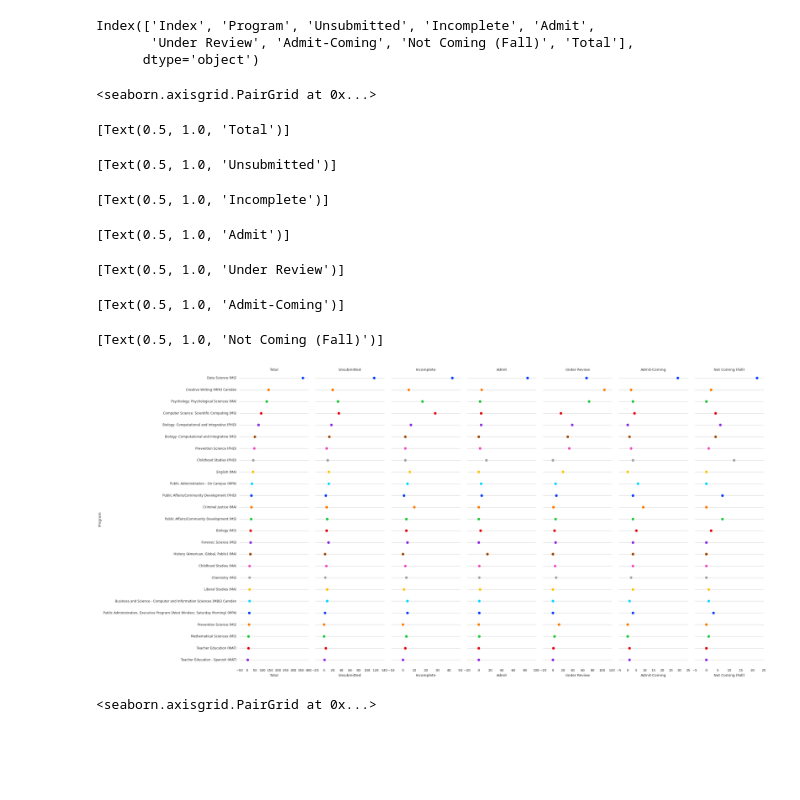
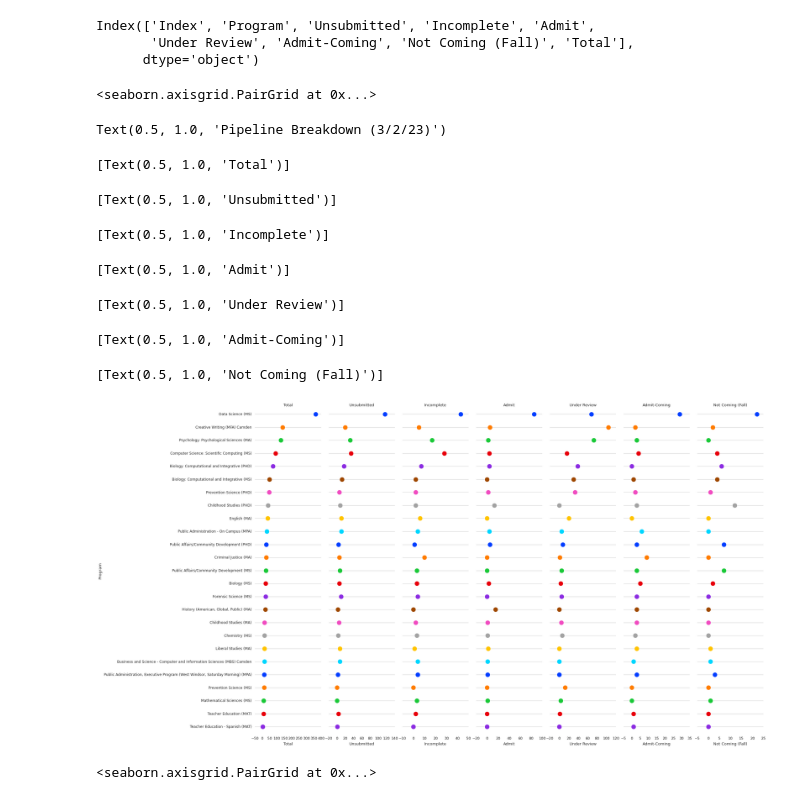
Before and after one commit to theaok/vis-sp23-ewattudo, a Jupyter notebook: PS4.ipynb, the cells around one changed output. Saved outputs shown, nothing was run; the diff lists cells and outputs as text; code cells hidden in the pictures; blank space fills up the shorter version.

Commit message:
Updated data and graphs

```diff
--- a/PS4.ipynb
+++ b/PS4.ipynb
@@ -176,41 +176,45 @@ Index(['Index', 'Program', 'Unsubmitted', 'Incomplete', 'Admit',
 # %%
 #I like this, I want to save the code.
 import seaborn as sns
 sns.set_theme(style="whitegrid")
 
 # Make the PairGrid
 g = sns.PairGrid(programs.sort_values("Total", ascending=False),
                  x_vars=programs.columns[:-1], y_vars=["Program"],
-                 height=15, aspect=.25)
+                 height=15, aspect=.22)
 
 # Draw a dot plot using the stripplot function
-g.map(sns.stripplot, size=10, orient="h", jitter=False,
+g.map(sns.stripplot, size=15, orient="h", jitter=False,
       palette="bright", linewidth=1, edgecolor="w")
+
+#Title
+plt.title('Pipeline Breakdown (3/2/23)', fontdict = {'fontsize' : 25})
 
 # Use semantically meaningful titles for the columns
 titles = ['Total','Unsubmitted', 'Incomplete', 'Admit', 'Under Review',
        'Admit-Coming', 'Not Coming (Fall)']
 
 for ax, title in zip(g.axes.flat, titles):
 
     # Set a different title for each axes
     ax.set(title=title)
 
     # Make the grid horizontal instead of vertical
     ax.xaxis.grid(False)
     ax.yaxis.grid(True)
 
 sns.despine(left=True, bottom=True)
 # %% [output]
 <seaborn.axisgrid.PairGrid at 0x...>
-[Text(0.5, 1.0, 'Total')]
+Text(0.5, 1.0, 'Pipeline Breakdown (3/2/23)')
-[Text(0.5, 1.0, 'Unsubmitted')]
+[Text(0.5, 1.0, 'Total')]
-[Text(0.5, 1.0, 'Incomplete')]
+[Text(0.5, 1.0, 'Unsubmitted')]
-[Text(0.5, 1.0, 'Admit')]
+[Text(0.5, 1.0, 'Incomplete')]
-[Text(0.5, 1.0, 'Under Review')]
+[Text(0.5, 1.0, 'Admit')]
-[Text(0.5, 1.0, 'Admit-Coming')]
+[Text(0.5, 1.0, 'Under Review')]
-[Text(0.5, 1.0, 'Not Coming (Fall)')]
+[Text(0.5, 1.0, 'Admit-Coming')]
+[Text(0.5, 1.0, 'Not Coming (Fall)')]
-[figure, old version]
+[figure, new version]
 # %%
 #I like this, I want to save the code.
 import seaborn as sns
```
Also changed, not shown: parts of 4 cells of this notebook.
